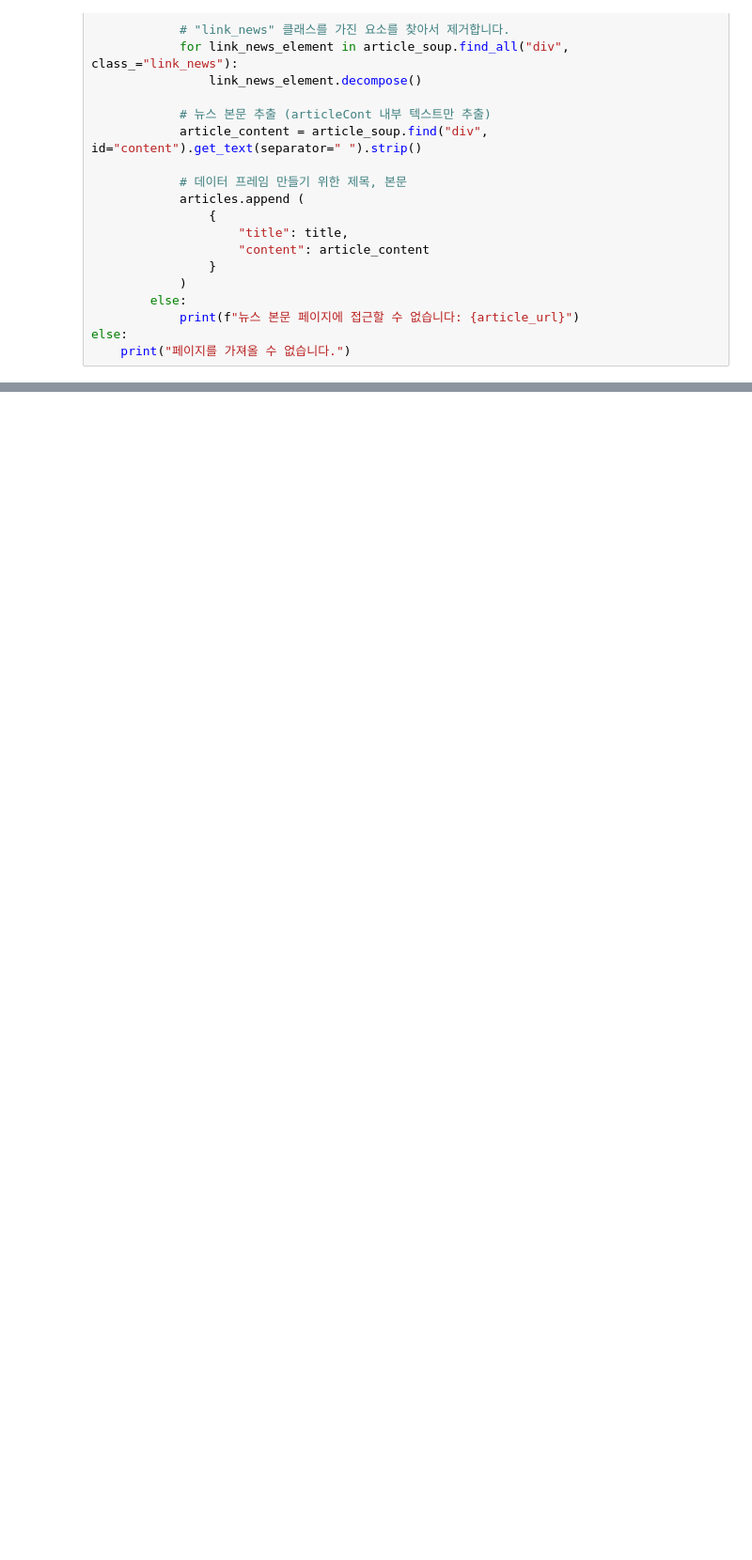
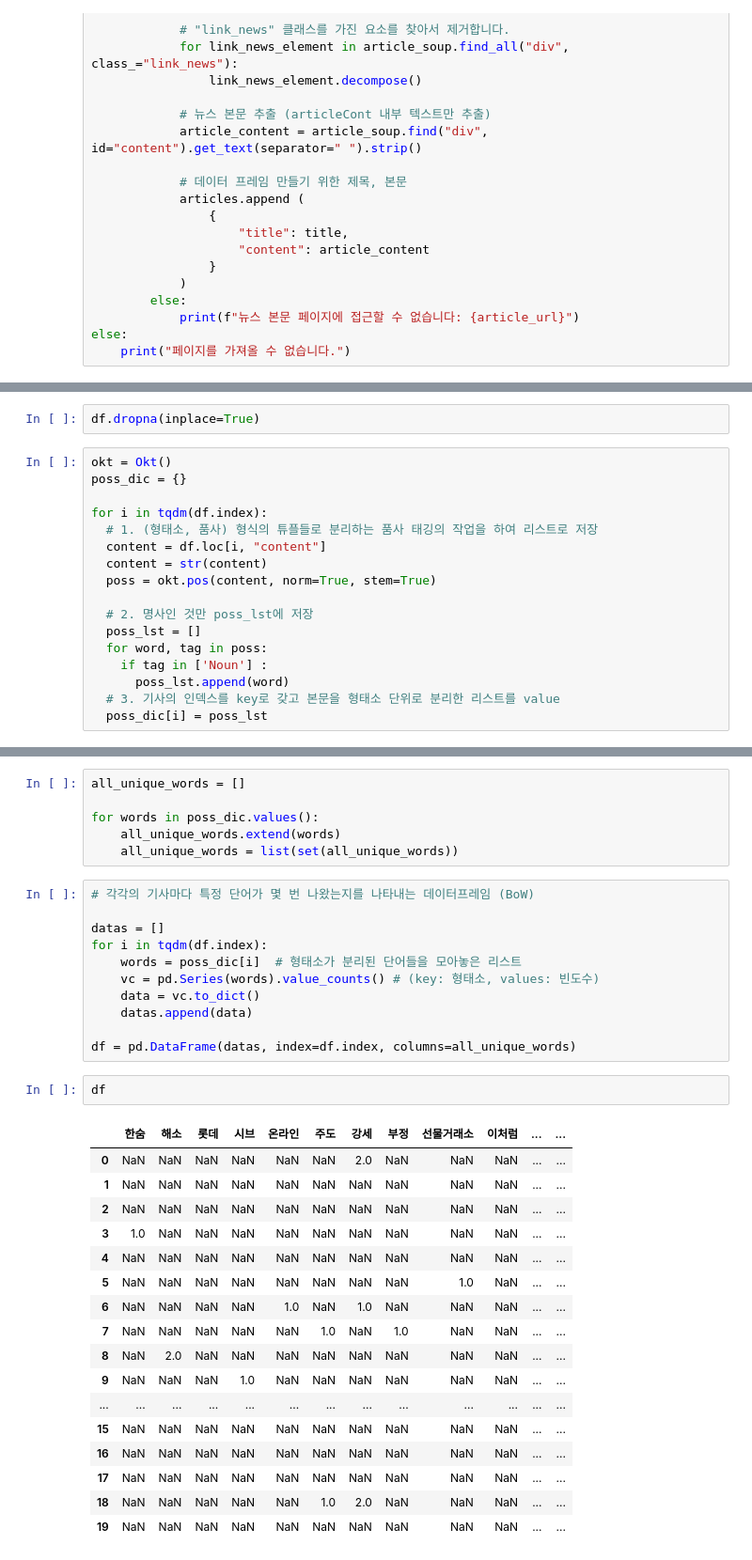
Before and after one commit to jeongmin59/antoday, a Jupyter notebook: wordCloud/news_crawling.ipynb, the cells around one changed output, grey strips where cells are left out. Shown: that part at 94% size. Cells and saved outputs as stored; diff of their text form; blank space fills up the shorter version.

```diff
--- a/wordCloud/news_crawling.ipynb
+++ b/wordCloud/news_crawling.ipynb
@@ -104,0 +152,19 @@ df
+# %%
+df.dropna(inplace=True)
+# %%
+okt = Okt()
+poss_dic = {}
+
+for i in tqdm(df.index):
+  # 1. (형태소, 품사) 형식의 튜플들로 분리하는 품사 태깅의 작업을 하여 리스트로 저장
+  content = df.loc[i, "content"]
+  content = str(content)
+  poss = okt.pos(content, norm=True, stem=True)
+
+  # 2. 명사인 것만 poss_lst에 저장
+  poss_lst = []
+  for word, tag in poss:
+    if tag in ['Noun'] :
+      poss_lst.append(word)
+  # 3. 기사의 인덱스를 key로 갖고 본문을 형태소 단위로 분리한 리스트를 value
+  poss_dic[i] = poss_lst
@@ -104,0 +191,37 @@ df
+# %%
+all_unique_words = []
+
+for words in poss_dic.values():
+    all_unique_words.extend(words)
+    all_unique_words = list(set(all_unique_words))
+# %%
+# 각각의 기사마다 특정 단어가 몇 번 나왔는지를 나타내는 데이터프레임 (BoW)
+
+datas = []
+for i in tqdm(df.index):
+    words = poss_dic[i]  # 형태소가 분리된 단어들을 모아놓은 리스트
+    vc = pd.Series(words).value_counts() # (key: 형태소, values: 빈도수)
+    data = vc.to_dict()
+    datas.append(data)
+
+df = pd.DataFrame(datas, index=df.index, columns=all_unique_words)
+# %%
+df
+# %% [output]
+|  | 한숨 | 해소 | 롯데 | 시브 | 온라인 | 주도 | 강세 | 부정 | 선물거래소 | 이처럼 | ... | ... |
+| 0 | NaN | NaN | NaN | NaN | NaN | NaN | 2.0 | NaN | NaN | NaN | ... | ... |
+| 1 | NaN | NaN | NaN | NaN | NaN | NaN | NaN | NaN | NaN | NaN | ... | ... |
+| 2 | NaN | NaN | NaN | NaN | NaN | NaN | NaN | NaN | NaN | NaN | ... | ... |
+| 3 | 1.0 | NaN | NaN | NaN | NaN | NaN | NaN | NaN | NaN | NaN | ... | ... |
+| 4 | NaN | NaN | NaN | NaN | NaN | NaN | NaN | NaN | NaN | NaN | ... | ... |
+| 5 | NaN | NaN | NaN | NaN | NaN | NaN | NaN | NaN | 1.0 | NaN | ... | ... |
+| 6 | NaN | NaN | NaN | NaN | 1.0 | NaN | 1.0 | NaN | NaN | NaN | ... | ... |
+| 7 | NaN | NaN | NaN | NaN | NaN | 1.0 | NaN | 1.0 | NaN | NaN | ... | ... |
+| 8 | NaN | 2.0 | NaN | NaN | NaN | NaN | NaN | NaN | NaN | NaN | ... | ... |
+| 9 | NaN | NaN | NaN | 1.0 | NaN | NaN | NaN | NaN | NaN | NaN | ... | ... |
+| ... | ... | ... | ... | ... | ... | ... | ... | ... | ... | ... | ... | ... |
+| 15 | NaN | NaN | NaN | NaN | NaN | NaN | NaN | NaN | NaN | NaN | ... | ... |
+| 16 | NaN | NaN | NaN | NaN | NaN | NaN | NaN | NaN | NaN | NaN | ... | ... |
+| 17 | NaN | NaN | NaN | NaN | NaN | NaN | NaN | NaN | NaN | NaN | ... | ... |
+| 18 | NaN | NaN | NaN | NaN | NaN | 1.0 | 2.0 | NaN | NaN | NaN | ... | ... |
+| 19 | NaN | NaN | NaN | NaN | NaN | NaN | NaN | NaN | NaN | NaN | ... | ... |
```
Also changed, not shown: parts of 16 cells of this notebook, 1 other file.
